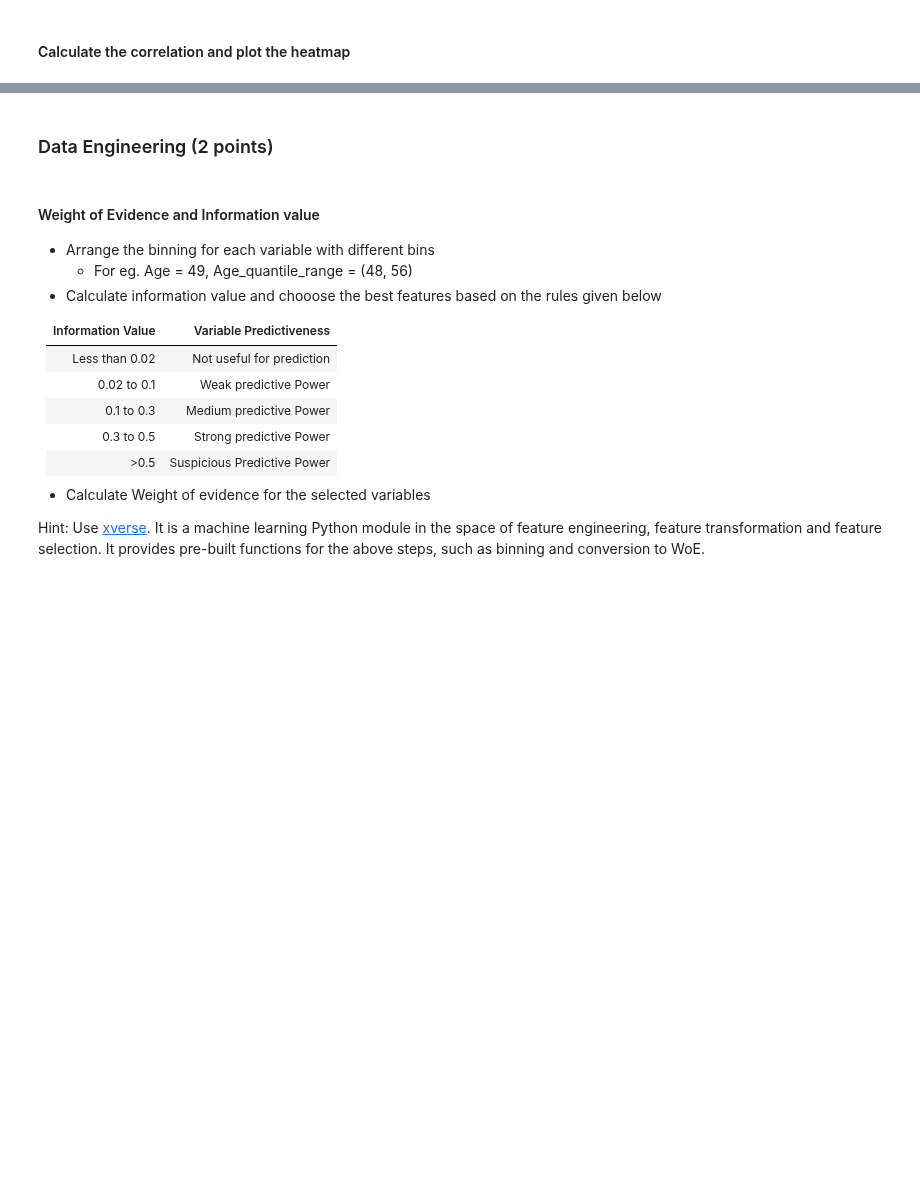
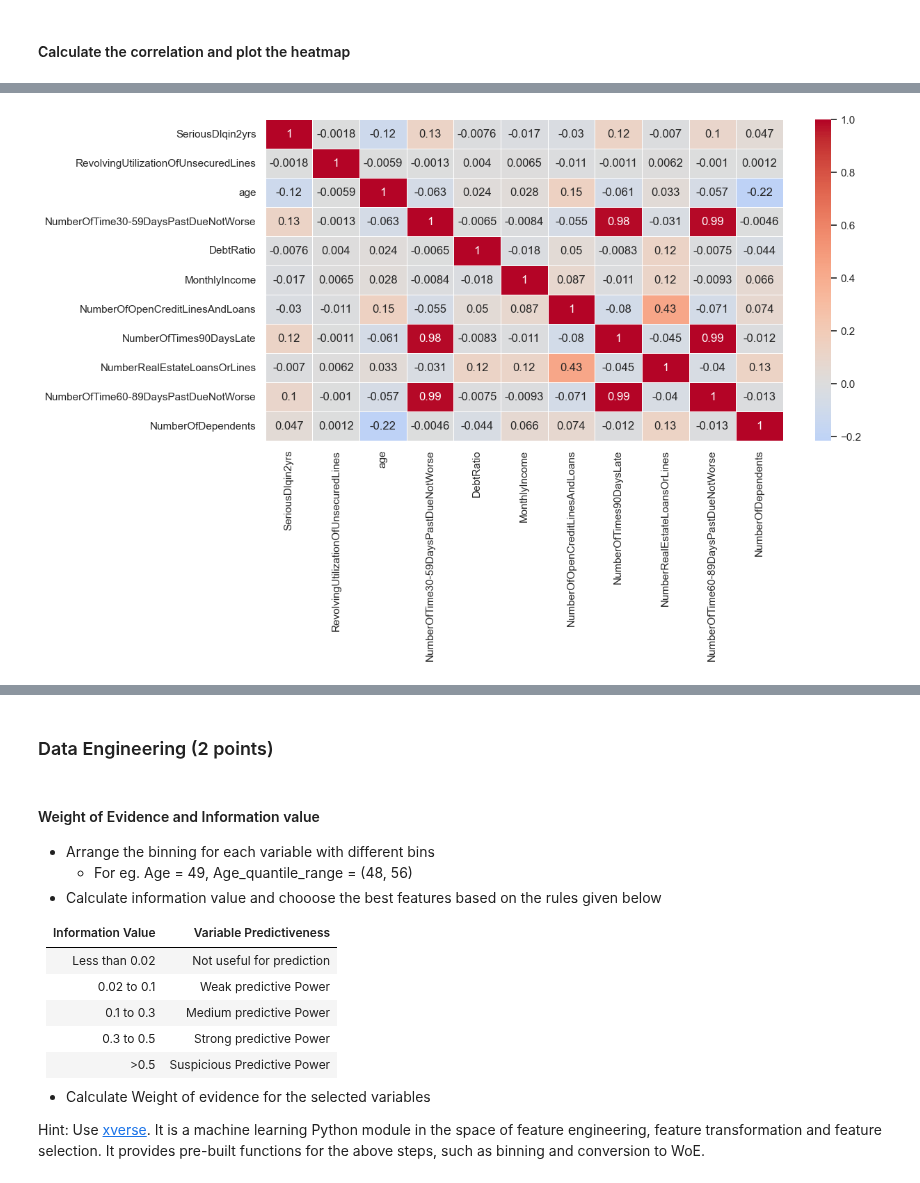
Before and after one commit to rajiv-ranjan/cds-mini-projects, a Jupyter notebook: m2/mini-project-2/project/M3_NB_MiniProject_2_Credit_risk_modelling_Logistic_Regression.ipynb, the cells around one changed output, grey strips where cells are left out. Cells and saved outputs as stored; diff of their text form; code cells hidden in the pictures; blank space fills up the shorter version.

```diff
--- a/m2/mini-project-2/project/M3_NB_MiniProject_2_Credit_risk_modelling_Logistic_Regression.ipynb
+++ b/m2/mini-project-2/project/M3_NB_MiniProject_2_Credit_risk_modelling_Logistic_Regression.ipynb
@@ -124,0 +299,10 @@ Find the how many null values in the dataset and fill with mean or remove.
+# %%
+# segregate the continuous and categorical variables
+all_columns = df.columns.tolist()
+print(f"All Columns: {all_columns}")
+
+df_cat_var_columns = ["SeriousDlqin2yrs"]
+df_cont_var_columns = [val for val in all_columns if val not in df_cat_var_columns]
+
+print(f"Categorical Variables: {df_cat_var_columns}")
+print(f"Continuous Variables: {df_cont_var_columns}")
@@ -124,0 +313,6 @@ Find the how many null values in the dataset and fill with mean or remove.
+# %%
+# apply the standard scaler
+
+ss = StandardScaler()
+df[df_cont_var_columns] = ss.fit_transform(df[df_cont_var_columns])
+df.head()
@@ -125,2 +326,8 @@ Find the how many null values in the dataset and fill with mean or remove.
 # %%
-# YOUR CODE HERE
+# plot the heat map
+sns.set_theme(style="whitegrid", palette="pastel")
+plt.figure(figsize=(12, 6))
+sns.heatmap(df.corr(), annot=True, linewidth=0.5, center=0, cmap="coolwarm")
+plt.show()
+# %% [output]
+[figure, added]
```
Also changed, not shown: parts of 23 cells of this notebook, 3 other files.
